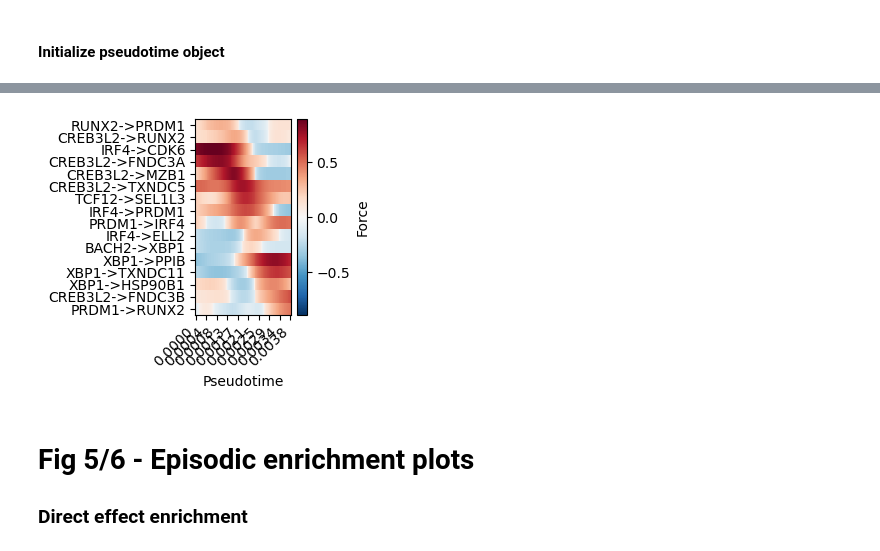
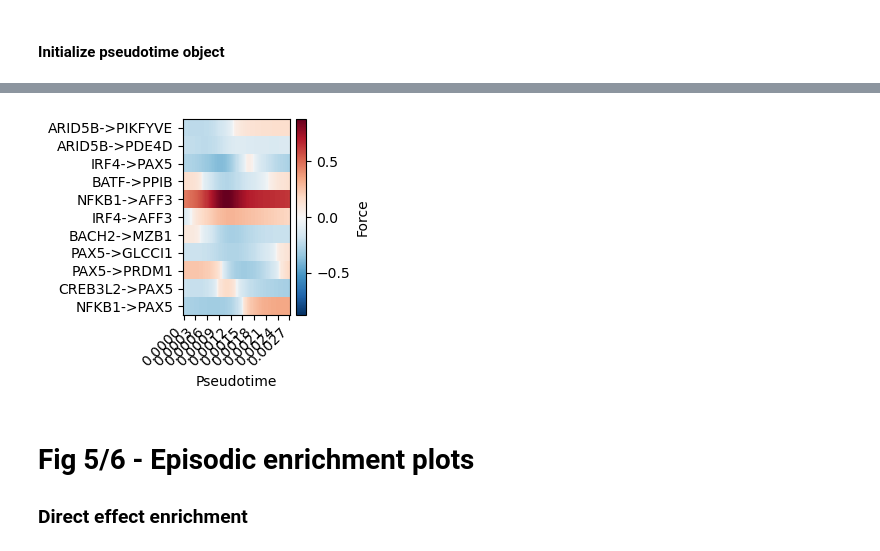
Before and after one commit to sachha-naksha/B_Cell_States, a Jupyter notebook: multiome_dynamic_regulation/py_scripts/analysis/plotting_code.ipynb, the cells around one changed output, grey strips where cells are left out. Drawn from its saved outputs; the diff is of its cells as text; code cells hidden in the pictures.

```diff
--- a/multiome_dynamic_regulation/py_scripts/analysis/plotting_code.ipynb
+++ b/multiome_dynamic_regulation/py_scripts/analysis/plotting_code.ipynb
@@ -240,17 +240,17 @@ PB_links_plotting = [('RUNX2','PRDM1'),('CREB3L2','RUNX2'),('IRF4','CDK6'),('CRE
 # %%
 
-GC_links_plotting = [('ARID5B','PIKFYVE'),('ARID5B','PDE4D'),('IRF4','PAX5'),('NFKB1','PAX5'),('IRF4','AFF3'),('NFKB1','AFF3'),('BATF','PPIB'),('BACH2','MZB1'),('PAX5','GLCCI1'),
-                     ('PAX5','PRDM1'),('CREB3L2','PAX5')]
+GC_links_plotting = [('ARID5B','PIKFYVE'),('ARID5B','PDE4D'),('IRF4','PAX5'),('BATF','PPIB'),('NFKB1','AFF3'),('IRF4','AFF3'),('BACH2','MZB1'),('PAX5','GLCCI1'),
+                     ('PAX5','PRDM1'),('CREB3L2','PAX5'),('NFKB1','PAX5')]
 # %% [markdown]
 #### Initialize pseudotime object
 # %%
-pseudotime_object = SmoothedCurves(dictys_dynamic_object,
-    trajectory_range=(0,2),
+pseudotime_object = SmoothedCurvesGRN(dictys_dynamic_object,
+    trajectory_range=(0,3),
     num_points=100,
     dist=0.0005,
     sparsity=0.01)
 # %%
-beta_curves, dtime = pseudotime_object.get_beta_curves(PB_links_plotting, varname='w_in')
+beta_curves, dtime = pseudotime_object.get_beta_curves(GC_links_plotting, varname='w_in')
 # %%
 display(beta_curves)
 # %% [output]
@@ -294,30 +363,30 @@ display(force_curves)
 # %%
 row_scaling = {
     ('NFKB1', 'AFF3'): 0.4  # Scale this GC link to x% of its original values
 }
 
-df_plot = force_curves.loc[PB_links_plotting]
+df_plot = force_curves.loc[GC_links_plotting]
 
 force_df_for_cluster, reg_labels, dtime, fig = plot_force_heatmap_with_clustering(
     force_df=df_plot,
     dtime=dtime,
-    regulations=PB_links_plotting,
+    regulations=GC_links_plotting,
     cmap='RdBu_r',
     vmax=None,
     figsize= (3.5, 3),
     plot_figure=True,
     perform_clustering=False,
     row_scaling=None
 )
 plt.yticks(fontsize=10)
 plt.tight_layout()
-# plt.savefig(os.path.join(config.OUTPUT_FOLDER, 'enriched_links_GC.pdf'),
+# plt.savefig(os.path.join(config.OUTPUT_FOLDER, 'enriched_links_GC_reordered.pdf'),
 #             bbox_inches='tight',
 #             dpi=300,
 #             format='pdf')
 plt.show()
 # %% [output]
-[figure, old version]
+[figure, new version]
 # %% [markdown]
 # Fig 5/6 - Episodic enrichment plots
 ### Direct effect enrichment
```
Also changed, not shown: parts of 9 cells of this notebook.
